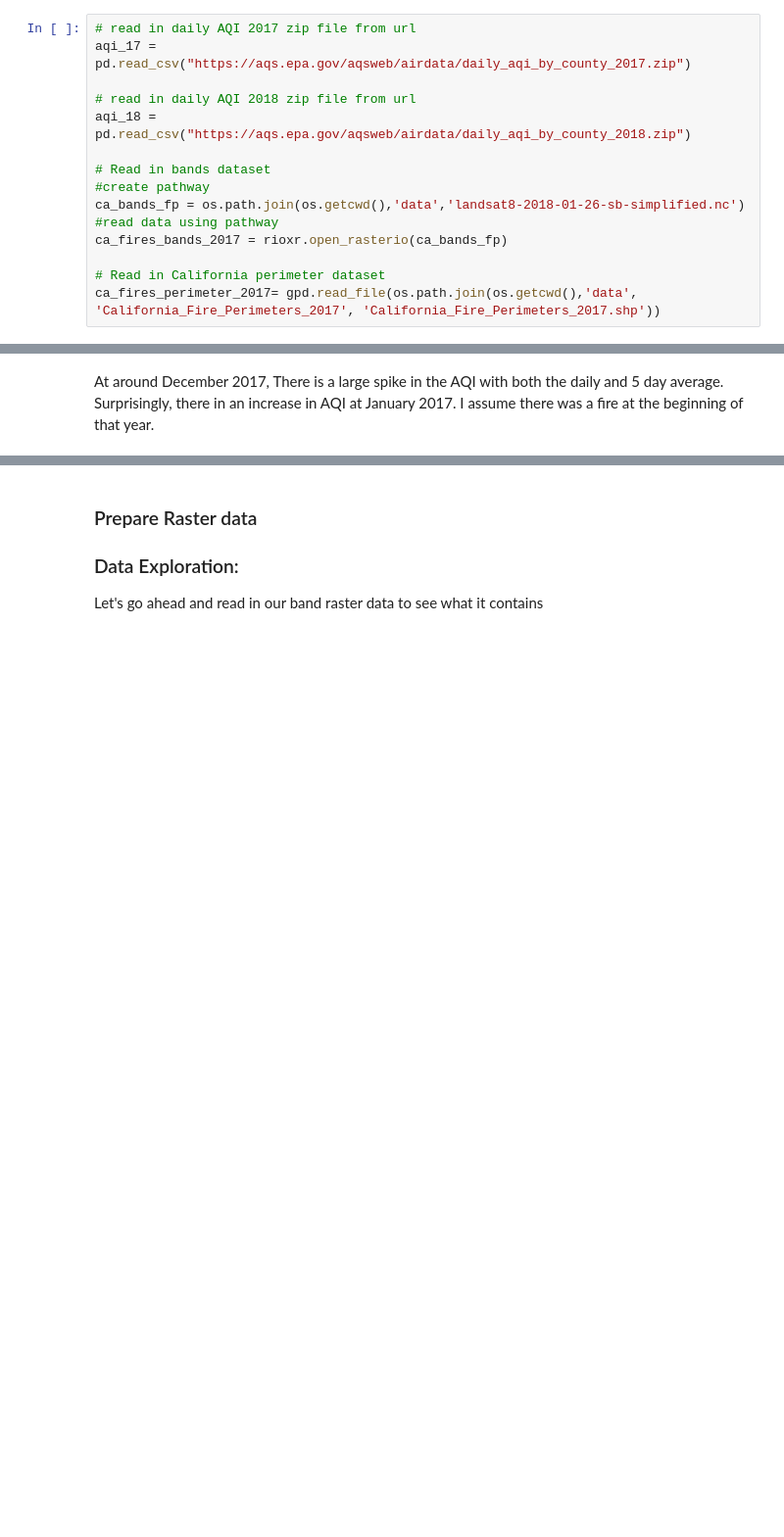
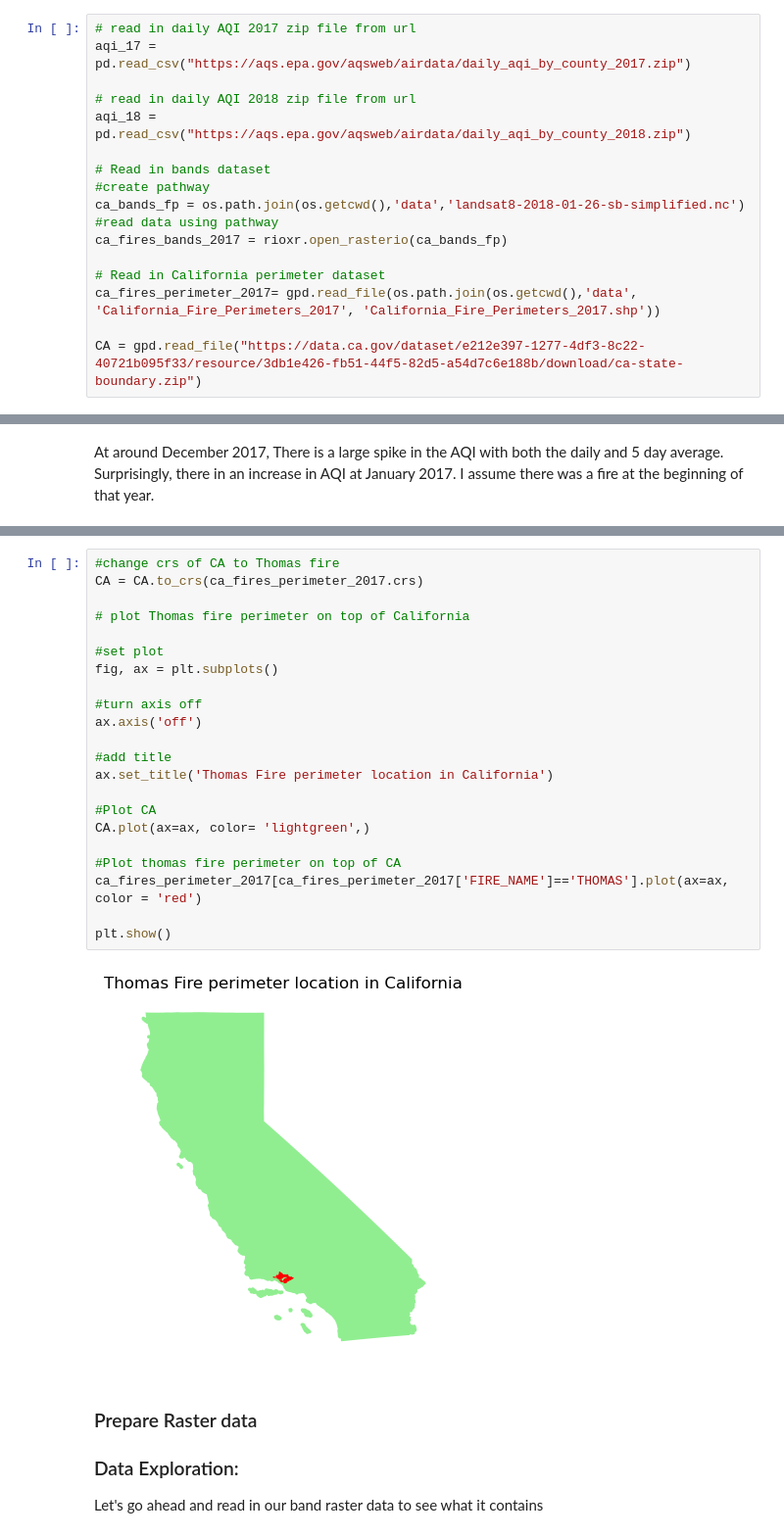
Before and after one commit to p-park6/aqi-false-color, a Jupyter notebook: thomas-fire-aqi-false-color.ipynb, the cells around one changed output, grey strips where cells are left out. Shown at 98% size. Saved outputs shown, nothing was run; the diff lists cells and outputs as text; blank space fills up the shorter version.

```diff
--- a/thomas-fire-aqi-false-color.ipynb
+++ b/thomas-fire-aqi-false-color.ipynb
@@ -65,6 +65,8 @@ ca_fires_bands_2017 = rioxr.open_rasterio(ca_bands_fp)
 
 # Read in California perimeter dataset
 ca_fires_perimeter_2017= gpd.read_file(os.path.join(os.getcwd(),'data', 'California_Fire_Perimeters_2017', 'California_Fire_Perimeters_2017.shp'))
+
+CA = gpd.read_file("https://data.ca.gov/dataset/e212e397-1277-4df3-8c22-40721b095f33/resource/3db1e426-fb51-44f5-82d5-a54d7c6e188b/download/ca-state-boundary.zip")
 # %% [markdown]
 ## AQI data
 
@@ -209,3 +201,27 @@ Let's go ahead and see where the Thomas fire area burned on California:
+# %%
+#change crs of CA to Thomas fire
+CA = CA.to_crs(ca_fires_perimeter_2017.crs)
+
+# plot Thomas fire perimeter on top of California
+
+#set plot
+fig, ax = plt.subplots()
+
+#turn axis off
+ax.axis('off')
+
+#add title
+ax.set_title('Thomas Fire perimeter location in California')
+
+#Plot CA
+CA.plot(ax=ax, color= 'lightgreen',)
+
+#Plot thomas fire perimeter on top of CA
+ca_fires_perimeter_2017[ca_fires_perimeter_2017['FIRE_NAME']=='THOMAS'].plot(ax=ax, color = 'red')
+
+plt.show()
+# %% [output]
+[figure, added]
 # %% [markdown]
 ### Prepare Raster data
 
```
Also changed, not shown: parts of 4 cells of this notebook.
